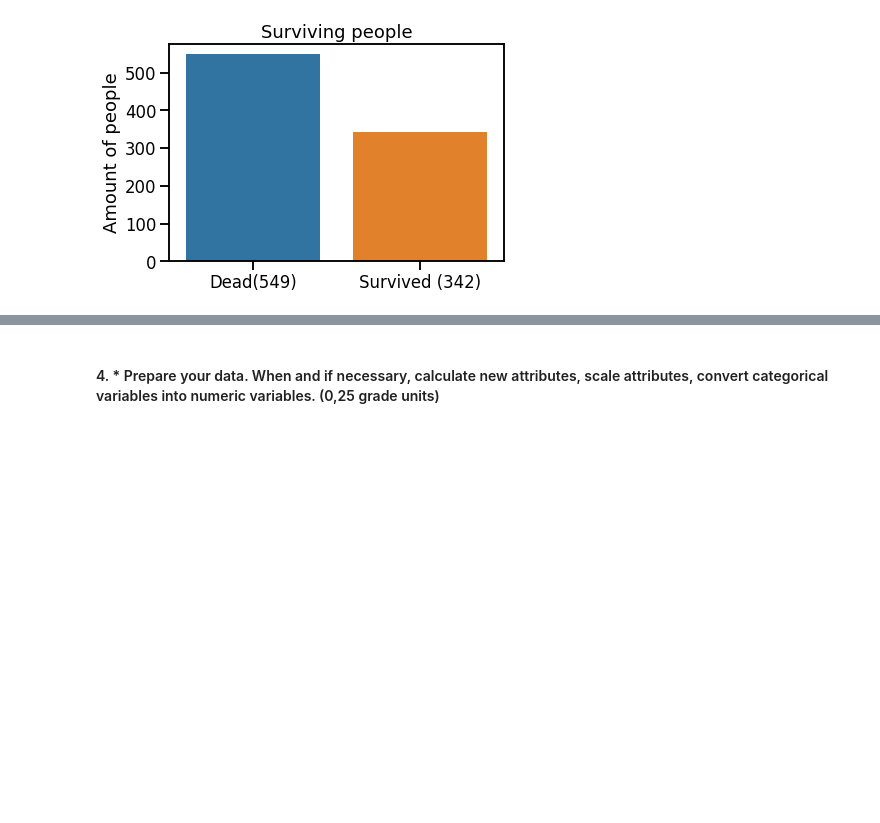
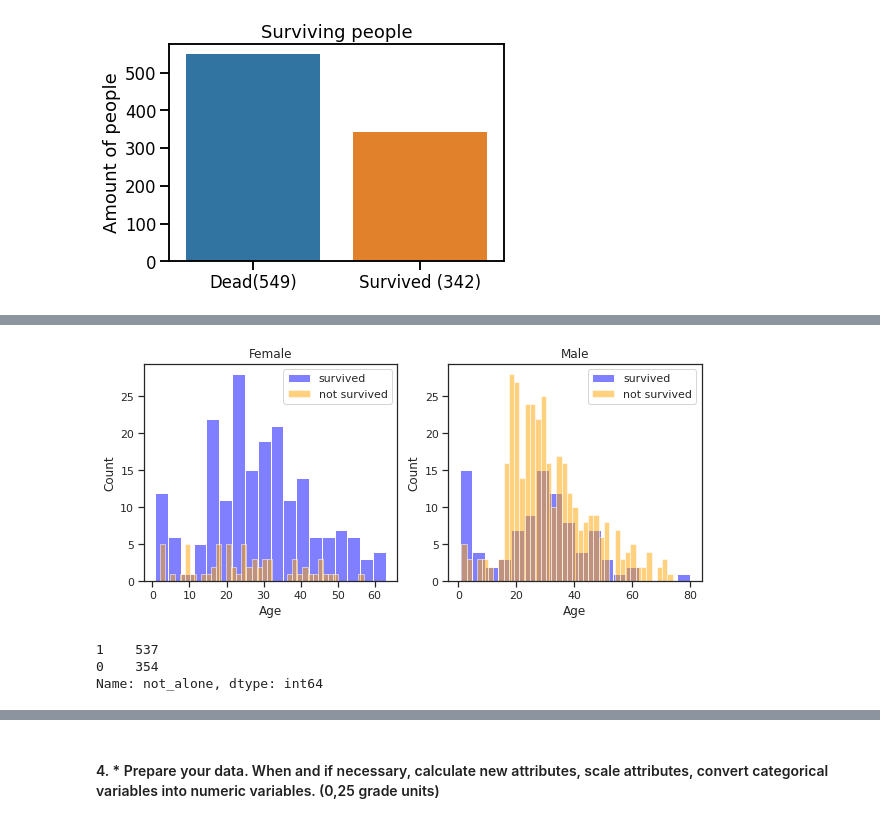
Before and after one commit to Krediann/DAKO_ryhma3, a Jupyter notebook: Titanic.ipynb, the cells around one changed output, grey strips where cells are left out. Drawn from its saved outputs; the diff is of its cells as text; code cells hidden in the pictures; blank space fills up the shorter version.

```diff
--- a/Titanic.ipynb
+++ b/Titanic.ipynb
@@ -138,0 +145,28 @@ train_set.drop(drop, inplace=True, axis=1)
+# %%
+survived = 'survived'
+not_survived = 'not survived'
+fig, axes = plt.subplots(nrows=1, ncols=2,figsize=(10, 4))
+women = train_set[train_set['Sex']=='female']
+men = train_set[train_set['Sex']=='male']
+ax = sns.histplot(women[women['Survived']==1].Age.dropna(), bins=18, label = survived, ax = axes[0], kde =False, color = "blue", alpha = 0.5)
+ax = sns.histplot(women[women['Survived']==0].Age.dropna(), bins=40, label = not_survived, ax = axes[0], kde =False, color = "orange", alpha = 0.5)
+ax.legend()
+ax.set_title('Female')
+ax = sns.histplot(men[men['Survived']==1].Age.dropna(), bins=18, label = survived, ax = axes[1], kde = False, color = "blue", alpha = 0.5)
+ax = sns.histplot(men[men['Survived']==0].Age.dropna(), bins=40, label = not_survived, ax = axes[1], kde = False, color = "orange", alpha = 0.5)
+ax.legend()
+_ = ax.set_title('Male')
+# %% [output]
+[figure, added]
+# %%
+data = [train_set, test_set]
+for dataset in data:
+    dataset['relatives'] = dataset['SibSp'] + dataset['Parch']
+    dataset.loc[dataset['relatives'] > 0, 'not_alone'] = 0
+    dataset.loc[dataset['relatives'] == 0, 'not_alone'] = 1
+    dataset['not_alone'] = dataset['not_alone'].astype(int)
+train_set['not_alone'].value_counts()
+# %% [output]
+1    537
+0    354
+Name: not_alone, dtype: int64
```
Also changed, not shown: parts of 30 cells of this notebook.
